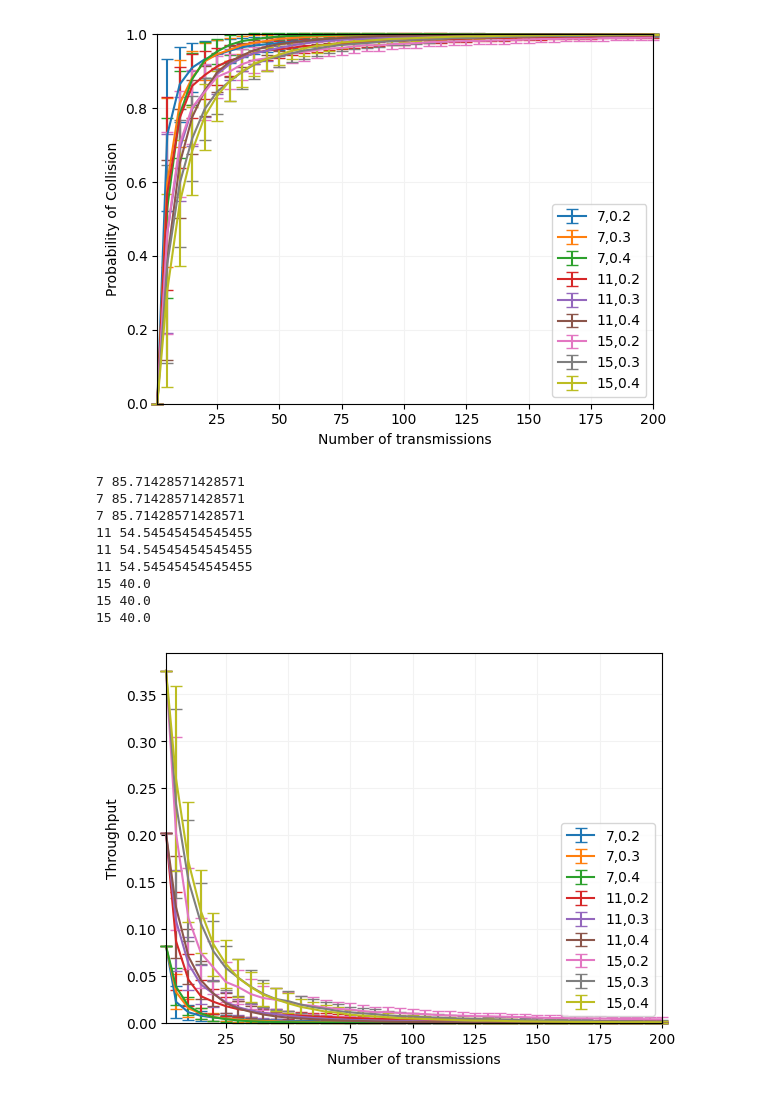
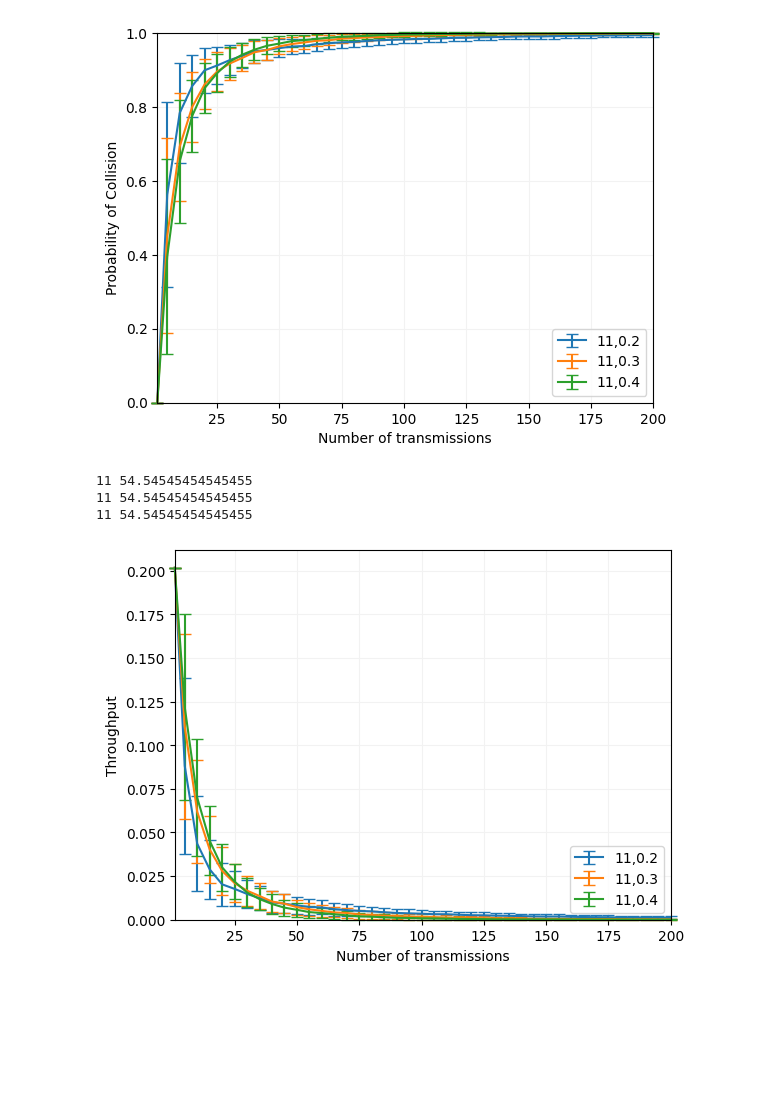
Before and after one commit to jason-gerard/DRAAF-pipeline, a Jupyter notebook: load_estimator/prob_collisions.ipynb, the cells around one changed output. Cells and saved outputs as stored; diff of their text form; code cells hidden in the pictures; blank space fills up the shorter version.

```diff
--- a/load_estimator/prob_collisions.ipynb
+++ b/load_estimator/prob_collisions.ipynb
@@ -13,7 +13,8 @@ results = {}
 
 possible_num_trans = [1] + list(range(5, 205, 5)) # This value represents the number of simultaneous transmissions, similar to number of nodes
 # possible_slots = list(range(3, 31, 4))
-possible_slots = [7, 11, 15]
+# possible_slots = [7, 11, 15]
+possible_slots = [11]
 # possible_alphas = [x / 10 for x in range(1, 7, 1)]
 possible_alphas = [0.200, 0.300, 0.400]
 
@@ -22,7 +23,7 @@ for num_slots in possible_slots:
     for alpha in possible_alphas:
         results[(num_slots, alpha)] = {}
 
-        for n_samples in possible_num_trans:
+        for n_transmissions in possible_num_trans:
             p_collisions = []
 
             for _ in range(n_iters):
@@ -30,7 +31,7 @@ for num_slots in possible_slots:
 
                 # Select samples from an exponential distribution
                 mean = t_max * alpha
-                samples = np.random.exponential(mean, n_samples)
+                samples = np.random.exponential(mean, n_transmissions)
                 # print(samples)
                 # print("Max before clamping", max(samples))
 
@@ -61,11 +62,11 @@ for num_slots in possible_slots:
                 # print(counts)
 
                 # Compute probability of collision
-                p_collision = 1 - (sum([count for count in counts if count == 1]) / n_samples)
+                p_collision = 1 - (sum([count for count in counts if count == 1]) / n_transmissions)
                 # print(p_collision)
                 p_collisions.append(p_collision)
 
-            results[(num_slots, alpha)][n_samples] = p_collisions
+            results[(num_slots, alpha)][n_transmissions] = p_collisions
 
 
 # print(results)
@@ -147,11 +148,5 @@ Top parameters for count 200
-[figure, old version]
+[figure, new version]
-7 85.71428571428571
-7 85.71428571428571
-7 85.71428571428571
 11 54.54545454545455
 11 54.54545454545455
 11 54.54545454545455
-15 40.0
-15 40.0
-15 40.0
-[figure, old version]
+[figure, new version]
```
Also changed, not shown: parts of 1 cell of this notebook, 1 other file.
